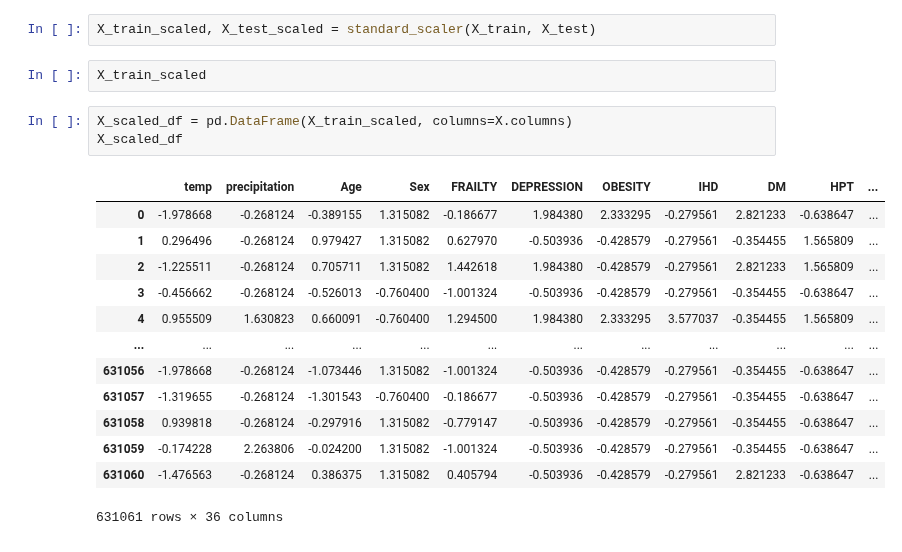
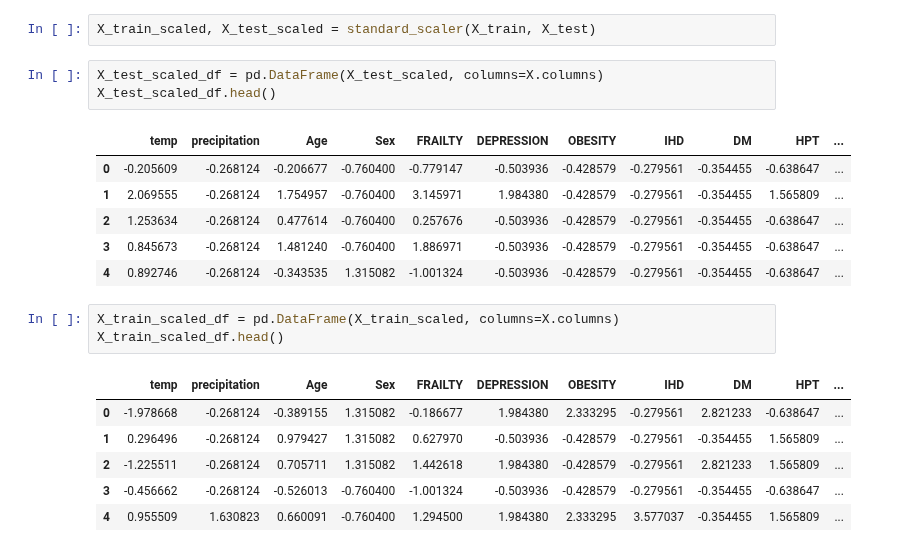
Before and after one commit to janduplessis883/project-showupforhealth, a Jupyter notebook: notebooks/alex-34-create-function-to-scale-x_train.ipynb, the cells around one changed output. Drawn from its saved outputs; the diff is of its cells as text.

```diff
--- a/notebooks/alex-34-create-function-to-scale-x_train.ipynb
+++ b/notebooks/alex-34-create-function-to-scale-x_train.ipynb
@@ -45,22 +62,23 @@ def standard_scaler(X_train, X_test):
     return X_train_scaled, X_test_scaled
 # %%
 X_train_scaled, X_test_scaled = standard_scaler(X_train, X_test)
-# %%
-X_train_scaled
+# %%
+X_test_scaled_df = pd.DataFrame(X_test_scaled, columns=X.columns)
+X_test_scaled_df.head()
+# %% [output]
+|  | temp | precipitation | Age | Sex | FRAILTY | DEPRESSION | OBESITY | IHD | DM | HPT | ... |
+| 0 | -0.205609 | -0.268124 | -0.206677 | -0.760400 | -0.779147 | -0.503936 | -0.428579 | -0.279561 | -0.354455 | -0.638647 | ... |
+| 1 | 2.069555 | -0.268124 | 1.754957 | -0.760400 | 3.145971 | 1.984380 | -0.428579 | -0.279561 | -0.354455 | 1.565809 | ... |
+| 2 | 1.253634 | -0.268124 | 0.477614 | -0.760400 | 0.257676 | -0.503936 | -0.428579 | -0.279561 | -0.354455 | -0.638647 | ... |
+| 3 | 0.845673 | -0.268124 | 1.481240 | -0.760400 | 1.886971 | -0.503936 | -0.428579 | -0.279561 | -0.354455 | -0.638647 | ... |
+| 4 | 0.892746 | -0.268124 | -0.343535 | 1.315082 | -1.001324 | -0.503936 | -0.428579 | -0.279561 | -0.354455 | -0.638647 | ... |
 # %%
-X_scaled_df = pd.DataFrame(X_train_scaled, columns=X.columns)
-X_scaled_df
+X_train_scaled_df = pd.DataFrame(X_train_scaled, columns=X.columns)
+X_train_scaled_df.head()
 # %% [output]
 |  | temp | precipitation | Age | Sex | FRAILTY | DEPRESSION | OBESITY | IHD | DM | HPT | ... |
 | 0 | -1.978668 | -0.268124 | -0.389155 | 1.315082 | -0.186677 | 1.984380 | 2.333295 | -0.279561 | 2.821233 | -0.638647 | ... |
 | 1 | 0.296496 | -0.268124 | 0.979427 | 1.315082 | 0.627970 | -0.503936 | -0.428579 | -0.279561 | -0.354455 | 1.565809 | ... |
 | 2 | -1.225511 | -0.268124 | 0.705711 | 1.315082 | 1.442618 | 1.984380 | -0.428579 | -0.279561 | 2.821233 | 1.565809 | ... |
 | 3 | -0.456662 | -0.268124 | -0.526013 | -0.760400 | -1.001324 | -0.503936 | -0.428579 | -0.279561 | -0.354455 | -0.638647 | ... |
 | 4 | 0.955509 | 1.630823 | 0.660091 | -0.760400 | 1.294500 | 1.984380 | 2.333295 | 3.577037 | -0.354455 | 1.565809 | ... |
-| ... | ... | ... | ... | ... | ... | ... | ... | ... | ... | ... | ... |
-| 631056 | -1.978668 | -0.268124 | -1.073446 | 1.315082 | -1.001324 | -0.503936 | -0.428579 | -0.279561 | -0.354455 | -0.638647 | ... |
-| 631057 | -1.319655 | -0.268124 | -1.301543 | -0.760400 | -0.186677 | -0.503936 | -0.428579 | -0.279561 | -0.354455 | -0.638647 | ... |
-| 631058 | 0.939818 | -0.268124 | -0.297916 | 1.315082 | -0.779147 | -0.503936 | -0.428579 | -0.279561 | -0.354455 | -0.638647 | ... |
-| 631059 | -0.174228 | 2.263806 | -0.024200 | 1.315082 | -1.001324 | -0.503936 | -0.428579 | -0.279561 | -0.354455 | -0.638647 | ... |
-| 631060 | -1.476563 | -0.268124 | 0.386375 | 1.315082 | 0.405794 | -0.503936 | -0.428579 | -0.279561 | 2.821233 | -0.638647 | ... |
-631061 rows × 36 columns
```
Also changed, not shown: parts of 6 cells of this notebook.
